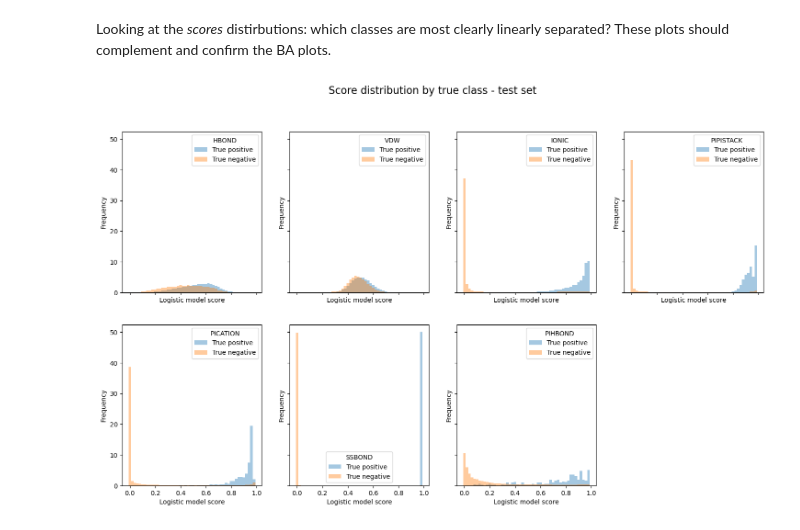
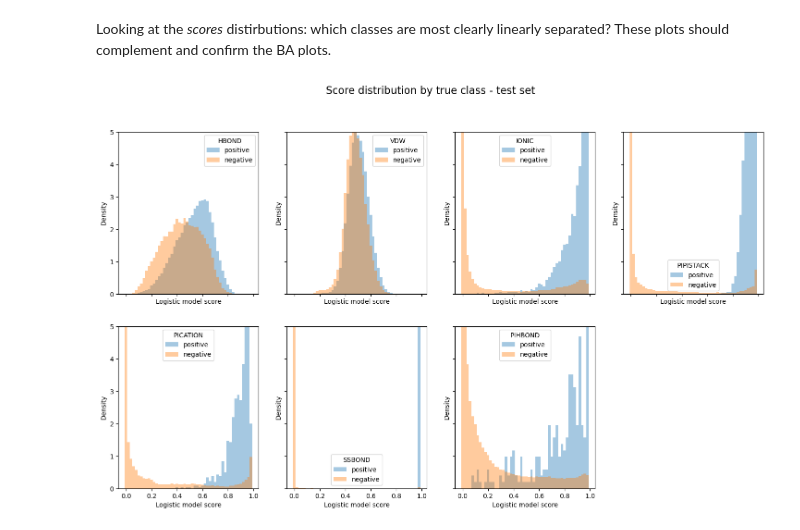
Before and after one commit to miriamzara/SB_Project, a Jupyter notebook: 2_logistic_regression.ipynb, the cells around one changed output. Drawn from its saved outputs; the diff is of its cells as text; code cells hidden in the pictures.

```diff
--- a/2_logistic_regression.ipynb
+++ b/2_logistic_regression.ipynb
@@ -574,28 +574,29 @@ Looking at the *scores* distirbutions: which classes are most clearly linearly s
 # %%
 
 fig, axes = plt.subplots(2, len(target_names)//2 + 1, figsize=(18, 10),
                          sharex=True, sharey=True)
 
 plt.suptitle("Score distribution by true class - test set", fontsize=16)
 axes = axes.flatten()
 axes[-1].axis('off')
 
 
 for class_idx, class_name in enumerate(target_names):
     y_true_class = Y_test.iloc[:, class_idx] if hasattr(Y_test, "iloc") else Y_test[:, class_idx]
     scores = y_scores[:, class_idx]
     positives = scores[y_true_class == 1]
     negatives = scores[y_true_class == 0]
     poscounts, posbins = np.histogram(positives, bins=50, range=(0, 1), density=True)
     negcounts, negbins = np.histogram(negatives, bins=50, range=(0, 1), density=True)
     ax = axes[class_idx]
-    ax.bar(posbins[:-1], poscounts, width=np.diff(posbins), label="True positive", alpha=0.4)
-    ax.bar(negbins[:-1], negcounts, width=np.diff(negbins), label="True negative", alpha=0.4)
+    ax.bar(posbins[:-1], poscounts, width=np.diff(posbins), label="positive", alpha=0.4)
+    ax.bar(negbins[:-1], negcounts, width=np.diff(negbins), label="negative", alpha=0.4)
     ax.set_xlabel("Logistic model score")
-    ax.set_ylabel("Frequency")
+    ax.set_ylabel("Density")
     ax.legend(title = f"{target_names[class_idx]}")
+    ax.set_ylim(0, 5) # zoom in to look at misclassifications better
 
 plt.show()
 # %% [output]
-[figure, old version]
+[figure, new version]
 # %% [markdown]
```
Also changed, not shown: parts of 11 cells of this notebook.
